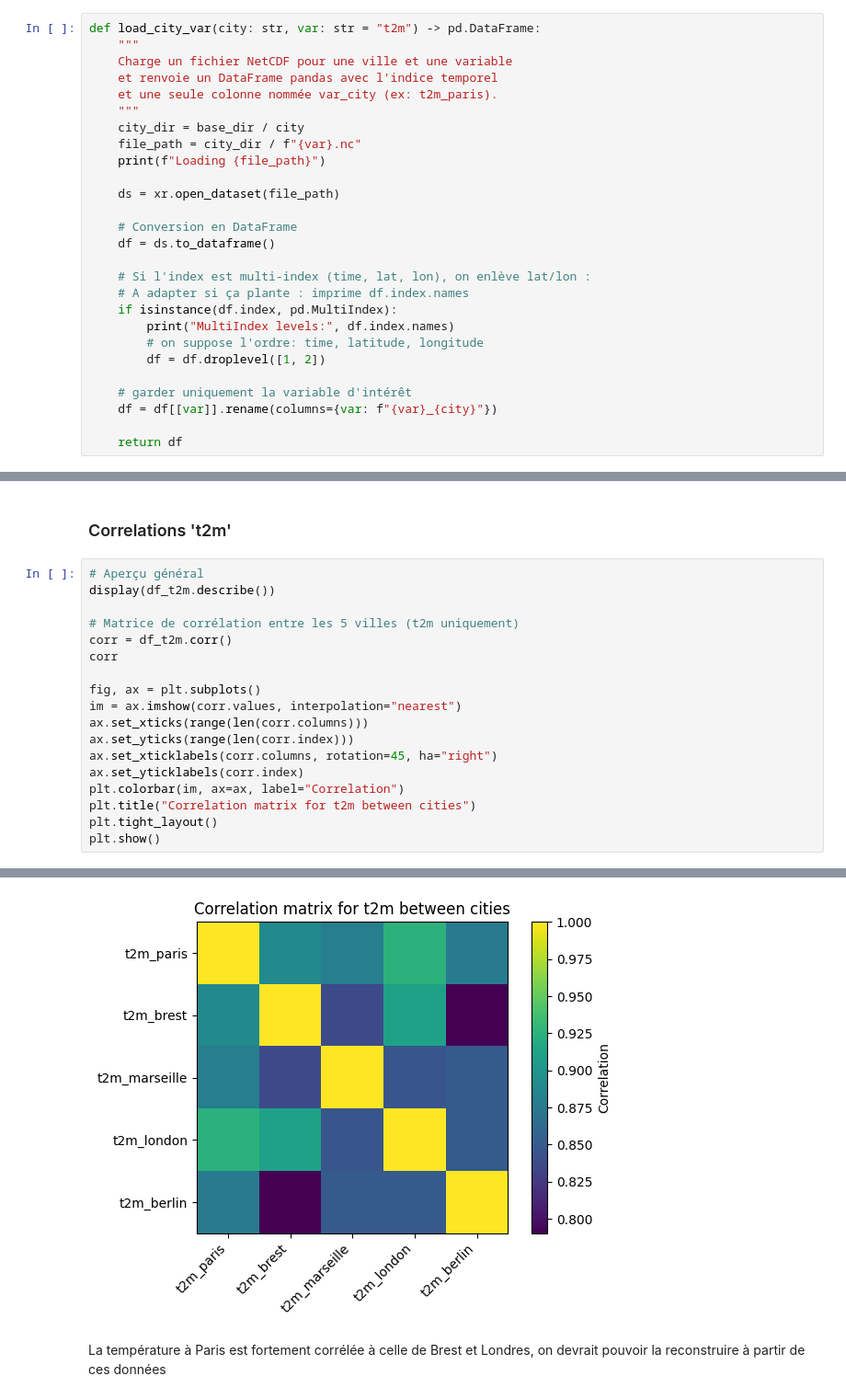
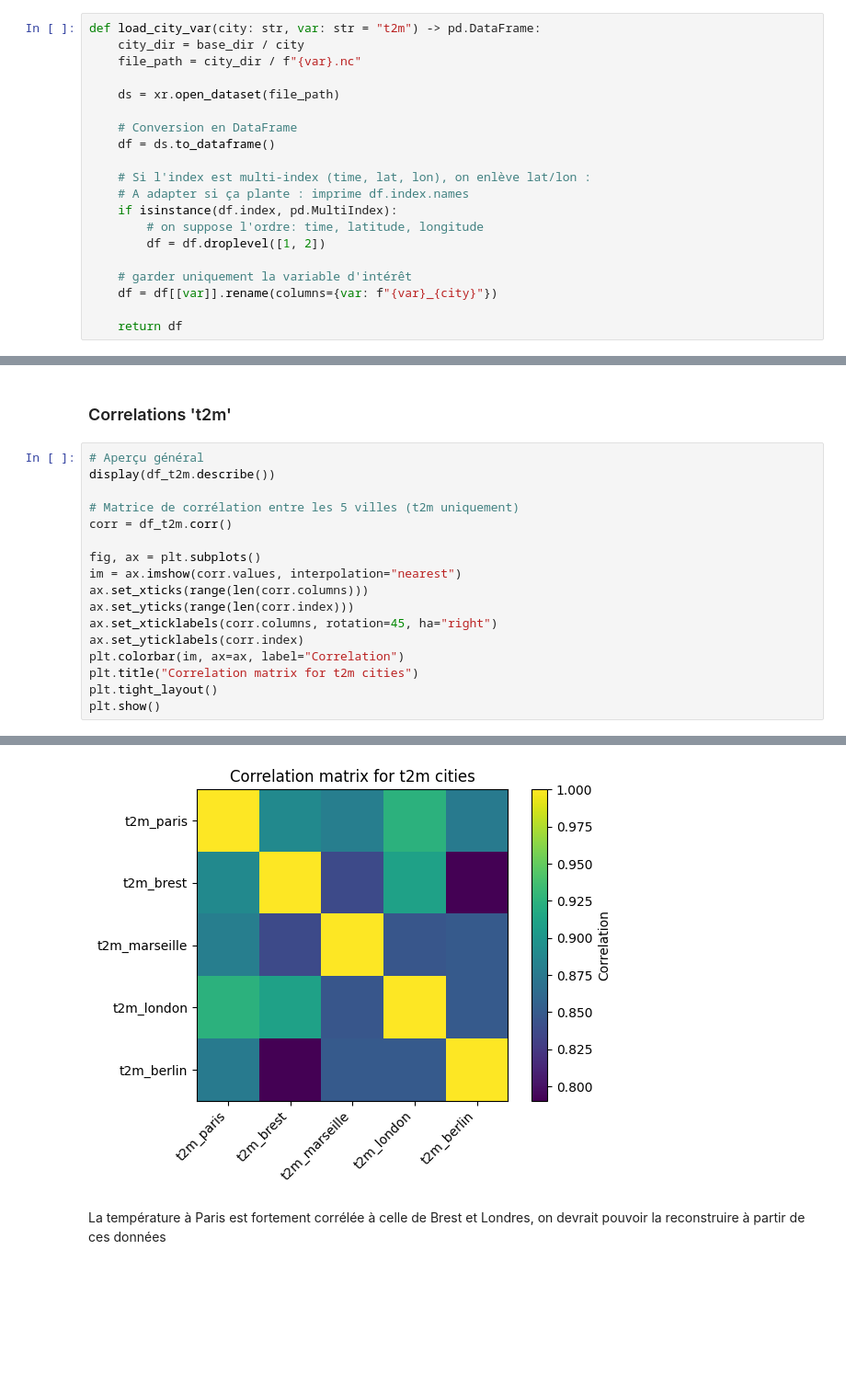
Before and after one commit to louislairy/ML4C-Project-Bracco-Lairy, a Jupyter notebook: project_weather.ipynb, the cells around one changed output, grey strips where cells are left out. Shown at 92% size. Drawn from its saved outputs; the diff is of its cells as text; blank space fills up the shorter version.

```diff
--- a/project_weather.ipynb
+++ b/project_weather.ipynb
@@ -82,14 +82,8 @@ cities = ["paris", "brest", "marseille", "london", "berlin"]
 var = "t2m"  # on commence par la température à 2m
 # %%
 def load_city_var(city: str, var: str = "t2m") -> pd.DataFrame:
-    """
-    Charge un fichier NetCDF pour une ville et une variable
-    et renvoie un DataFrame pandas avec l'indice temporel
-    et une seule colonne nommée var_city (ex: t2m_paris).
-    """
     city_dir = base_dir / city
     file_path = city_dir / f"{var}.nc"
-    print(f"Loading {file_path}")
 
     ds = xr.open_dataset(file_path)
 
@@ -99,7 +93,6 @@ def load_city_var(city: str, var: str = "t2m") -> pd.DataFrame:
     # Si l'index est multi-index (time, lat, lon), on enlève lat/lon :
     # A adapter si ça plante : imprime df.index.names
     if isinstance(df.index, pd.MultiIndex):
-        print("MultiIndex levels:", df.index.names)
         # on suppose l'ordre: time, latitude, longitude
         df = df.droplevel([1, 2])
 
@@ -134,32 +117,31 @@ MultiIndex levels: ['time', 'latitude', 'longitude']
 # %%
 # Aperçu général
 display(df_t2m.describe())
 
 # Matrice de corrélation entre les 5 villes (t2m uniquement)
 corr = df_t2m.corr()
-corr
 
 fig, ax = plt.subplots()
 im = ax.imshow(corr.values, interpolation="nearest")
 ax.set_xticks(range(len(corr.columns)))
 ax.set_yticks(range(len(corr.index)))
 ax.set_xticklabels(corr.columns, rotation=45, ha="right")
 ax.set_yticklabels(corr.index)
 plt.colorbar(im, ax=ax, label="Correlation")
-plt.title("Correlation matrix for t2m between cities")
+plt.title("Correlation matrix for t2m cities")
 plt.tight_layout()
 plt.show()
 # %% [output]
 |  | t2m_paris | t2m_brest | t2m_marseille | t2m_london | t2m_berlin |
 | count | 350640.000000 | 350640.000000 | 350640.000000 | 350640.000000 | 350640.000000 |
 | mean | 284.363861 | 285.042114 | 288.001434 | 283.669647 | 282.741241 |
 | std | 7.123538 | 4.206954 | 6.454230 | 5.922555 | 8.276498 |
 | min | 256.771332 | 266.545654 | 266.325012 | 257.483673 | 251.373947 |
 | 25% | 279.320221 | 282.226852 | 283.138084 | 279.440552 | 276.518456 |
 | 50% | 284.179443 | 284.985764 | 287.711685 | 283.601471 | 282.662201 |
 | 75% | 289.236519 | 288.057495 | 293.046341 | 287.846313 | 288.725220 |
 | max | 314.154785 | 304.947449 | 307.499115 | 308.787231 | 311.392822 |
-[figure, old version]
+[figure, new version]
 # %% [markdown]
 La température à Paris est fortement corrélée à celle de Brest et Londres, on devrait pouvoir la reconstruire à partir de ces données
 # %%
```
Also changed, not shown: parts of 6 cells of this notebook.
